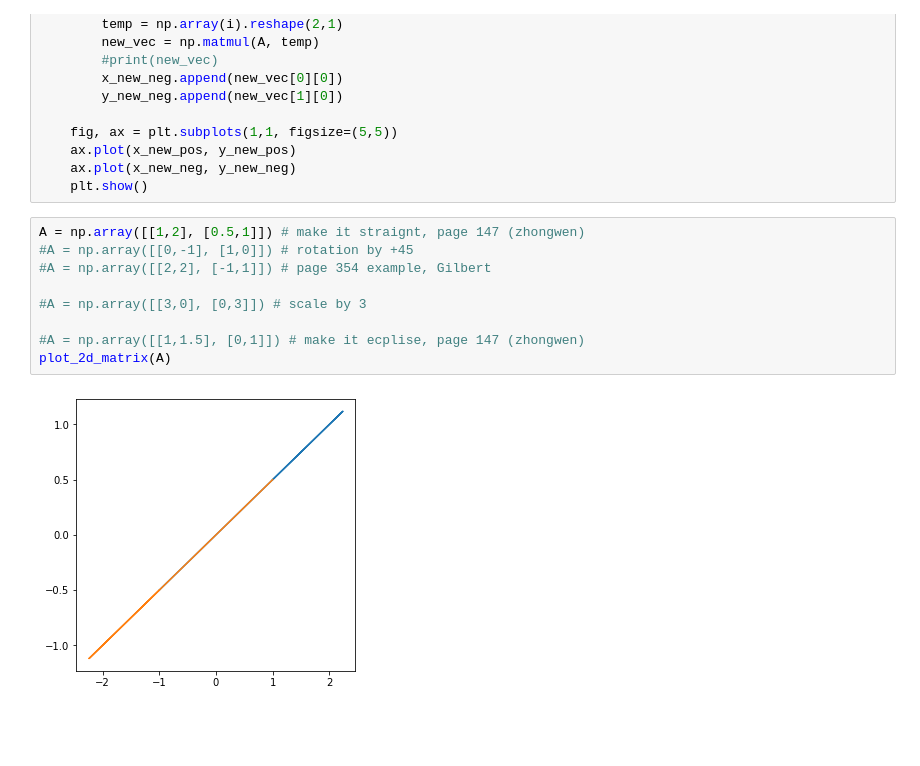
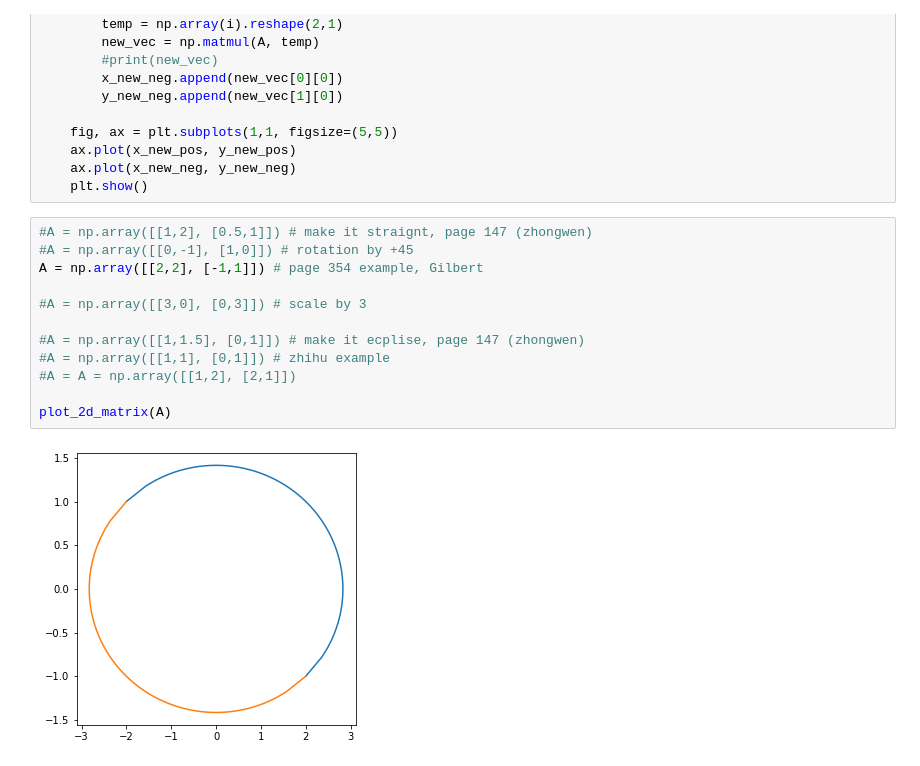
Before and after one commit to aiyuyun2015/matplotlib_tutorial, a Jupyter notebook: 2022_python_1.ipynb, the cells around one changed output. Drawn from its saved outputs; the diff is of its cells as text; blank space fills up the shorter version.

```diff
--- a/2022_python_1.ipynb
+++ b/2022_python_1.ipynb
@@ -411,13 +411,16 @@ def plot_2d_matrix(A):
     ax.plot(x_new_neg, y_new_neg)
     plt.show()
 # %%
-A = np.array([[1,2], [0.5,1]]) # make it straignt, page 147 (zhongwen)
+#A = np.array([[1,2], [0.5,1]]) # make it straignt, page 147 (zhongwen)
 #A = np.array([[0,-1], [1,0]]) # rotation by +45
-#A = np.array([[2,2], [-1,1]]) # page 354 example, Gilbert
+A = np.array([[2,2], [-1,1]]) # page 354 example, Gilbert
 
 #A = np.array([[3,0], [0,3]]) # scale by 3
 
 #A = np.array([[1,1.5], [0,1]]) # make it ecplise, page 147 (zhongwen)
+#A = np.array([[1,1], [0,1]]) # zhihu example
+#A = A = np.array([[1,2], [2,1]])
+
 plot_2d_matrix(A)
 # %% [output]
-[figure, old version]
+[figure, new version]
```
Also changed, not shown: parts of 1 cell of this notebook.
